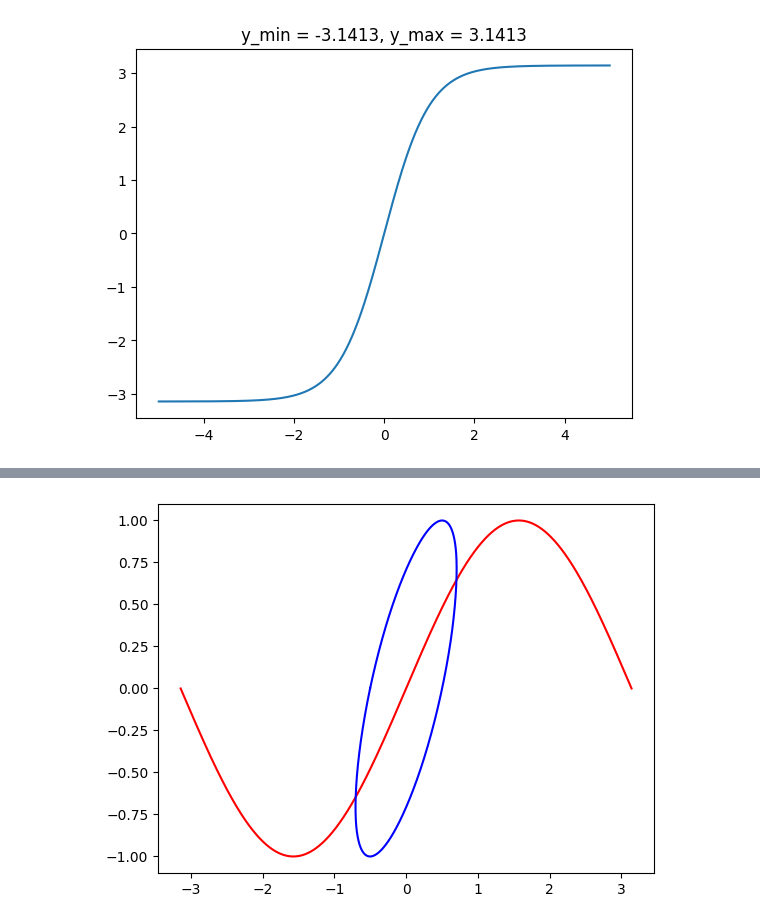
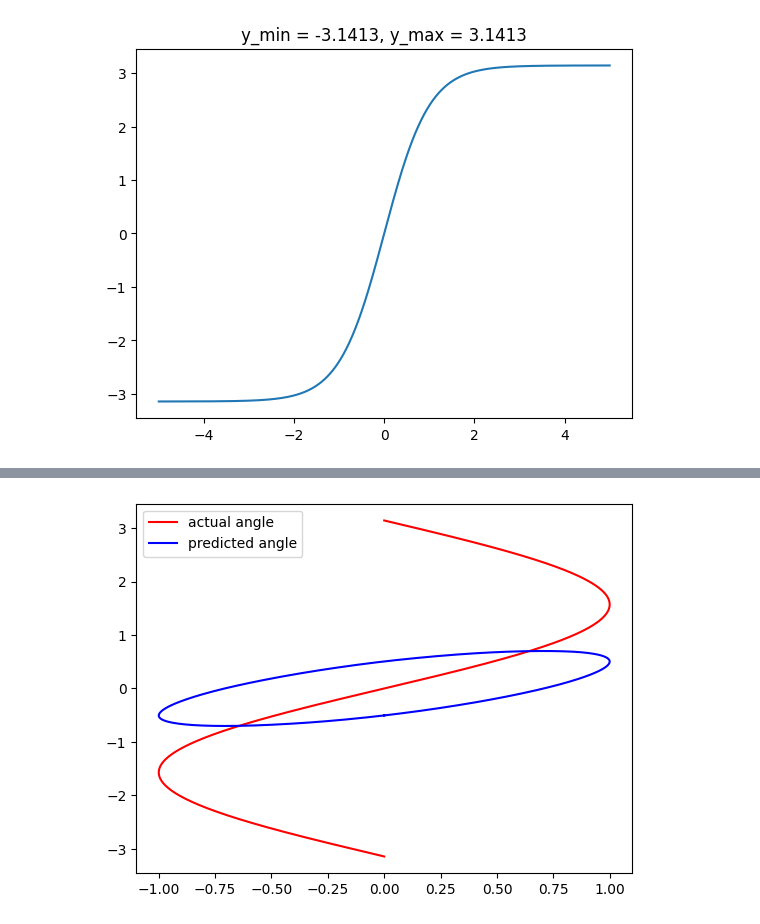
Before and after one commit to jumzzz/understanding-dl, a Jupyter notebook: ch-05/exercises/03-von-mises-loss-function.ipynb, the cells around one changed output, grey strips where cells are left out. Drawn from its saved outputs; the diff is of its cells as text; code cells hidden in the pictures.

```diff
--- a/ch-05/exercises/03-von-mises-loss-function.ipynb
+++ b/ch-05/exercises/03-von-mises-loss-function.ipynb
@@ -135,28 +136,53 @@ def train_network_von_mises(params, num_sample, num_epochs, step_size, step_disp
       print(f'[{curr_epoch}/{num_epochs}] Loss: {loss}')
 
   return params, current_round + 1
+
+def update_weights_least_squares(params, X, y, step_size):
+  grads = grad(loss_least_squares)(params, X, y)
+
+  return [(w - step_size * dw, b - step_size * db)
+          for (w, b), (dw, db) in zip(params, grads)]
+
+def train_network_von_mises(params, num_sample, num_epochs, step_size, step_display, current_round):
+  for curr_epoch in range(1, num_epochs + 1):
+    X_train, y_train = generate_data(num_sample)
+    params = update_weights_von_mises(params, X_train, X_train, step_size)
+    loss = loss_von_mises(params, X_train, y_train)
+    if curr_epoch % step_display == 0:
+      print(f'[{curr_epoch}/{num_epochs}] Loss: {loss}')
+
+  return params, current_round + 1
+
+def train_network_least_squares(params, num_sample, num_epochs, step_size, step_display, current_round):
+  for curr_epoch in range(1, num_epochs + 1):
+    X_train, y_train = generate_data(num_sample)
+    params = update_weights_least_squares(params, X_train, X_train, step_size)
+    loss = loss_least_squares(params, X_train, y_train)
+    if curr_epoch % step_display == 0:
+      print(f'[{curr_epoch}/{num_epochs}] Loss: {loss}')
+
+  return params, current_round + 1
 # %%
-num_hidden = 100
-num_samples = 1000
+num_hidden = 256
+num_samples = 1024
 network_sizes = [
     (2, num_hidden),
     (num_hidden, 1)
 ]
 
-step_size = 0.00001
-num_epochs = 10000
+step_size = 0.00002
+num_epochs = 1000
 current_round = 0
 step_display = 10
 X_train, y_train = generate_data(num_samples)
+
 params = init_network_params(network_sizes)
-# y_pred = predict(params, X_train)
-
-# cosine_loss_func(y_pred, y_train)
-
 params, current_round = train_network_von_mises(params, num_samples, num_epochs, step_size, step_display, current_round)
 y_pred = predict(params, X_train)
 
 
-
-# display_params(params, 'parameters')
+plt.plot(X_train[:,1].reshape(-1), y_train.reshape(-1), color='red', label='actual angle')
+plt.plot(X_train[:,1].reshape(-1), y_pred.reshape(-1), color='blue', label='predicted angle')
+plt.legend()
+plt.show()
 # %% [output]
@@ -180,6 +206 @@ y_pred = predict(params, X_train)
+[figure, added]
-# %%
-plt.plot(y_train.reshape(-1), X_train[:,1].reshape(-1), color='red')
-plt.plot(y_pred.reshape(-1), X_train[:,1].reshape(-1), color='blue')
-plt.show()
-# %% [output]
-[figure, removed]
```
Also changed, not shown: parts of 3 cells of this notebook.
